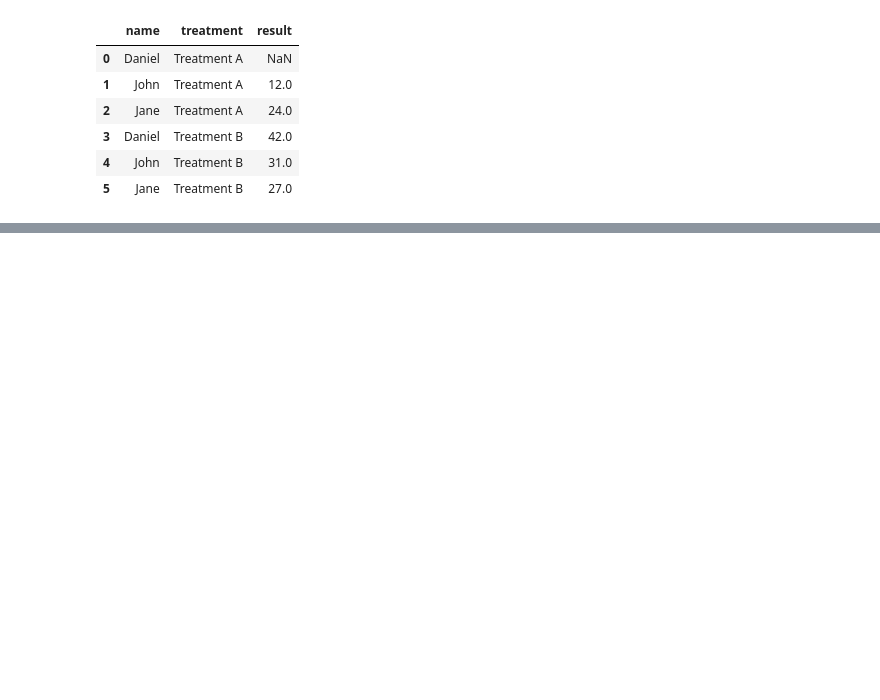
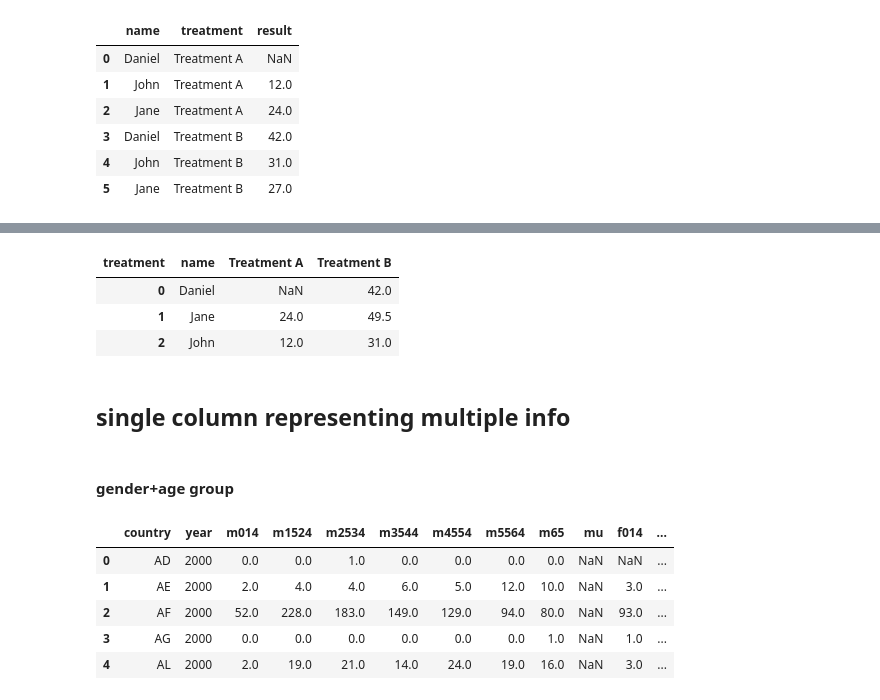
Before and after one commit to tanny411/Data-Camp, a Jupyter notebook: Datascience with Python career track/course 7 cleaning-data-in-python/cleaning_data_in_python.ipynb, the cells around one changed output, grey strips where cells are left out. Cells and saved outputs as stored; diff of their text form; code cells hidden in the pictures; blank space fills up the shorter version.

```diff
--- a/Datascience with Python career track/course 7 cleaning-data-in-python/cleaning_data_in_python.ipynb
+++ b/Datascience with Python career track/course 7 cleaning-data-in-python/cleaning_data_in_python.ipynb
@@ -206,0 +285,27 @@ pd.melt(frame=df1,id_vars='name',value_vars=['Treatment A','Treatment B'],var_na
+# %%
+### doesnt work with duplicates
+import numpy as np
+
+dup.pivot_table(index=['name'], columns='treatment', values='result', aggfunc=np.mean).reset_index() #it means by deafult also!
+# %% [output]
+| treatment | name | Treatment A | Treatment B |
+| 0 | Daniel | NaN | 42.0 |
+| 1 | Jane | 24.0 | 49.5 |
+| 2 | John | 12.0 | 31.0 |
+# %% [markdown]
+## single column representing multiple info
+# %% [markdown]
+#### gender+age group
+# %%
+import pandas as pd
+
+url='https://assets.datacamp.com/production/repositories/666/datasets/cf05b5e01009dd5d61d7db5ac5fb790042e7fd09/tb.csv'
+tb = pd.read_csv(url)
+tb.head()
+# %% [output]
+|  | country | year | m014 | m1524 | m2534 | m3544 | m4554 | m5564 | m65 | mu | f014 | ... |
+| 0 | AD | 2000 | 0.0 | 0.0 | 1.0 | 0.0 | 0.0 | 0.0 | 0.0 | NaN | NaN | ... |
+| 1 | AE | 2000 | 2.0 | 4.0 | 4.0 | 6.0 | 5.0 | 12.0 | 10.0 | NaN | 3.0 | ... |
+| 2 | AF | 2000 | 52.0 | 228.0 | 183.0 | 149.0 | 129.0 | 94.0 | 80.0 | NaN | 93.0 | ... |
+| 3 | AG | 2000 | 0.0 | 0.0 | 0.0 | 0.0 | 0.0 | 0.0 | 1.0 | NaN | 1.0 | ... |
+| 4 | AL | 2000 | 2.0 | 19.0 | 21.0 | 14.0 | 24.0 | 19.0 | 16.0 | NaN | 3.0 | ... |
```
Also changed, not shown: parts of 23 cells of this notebook.
